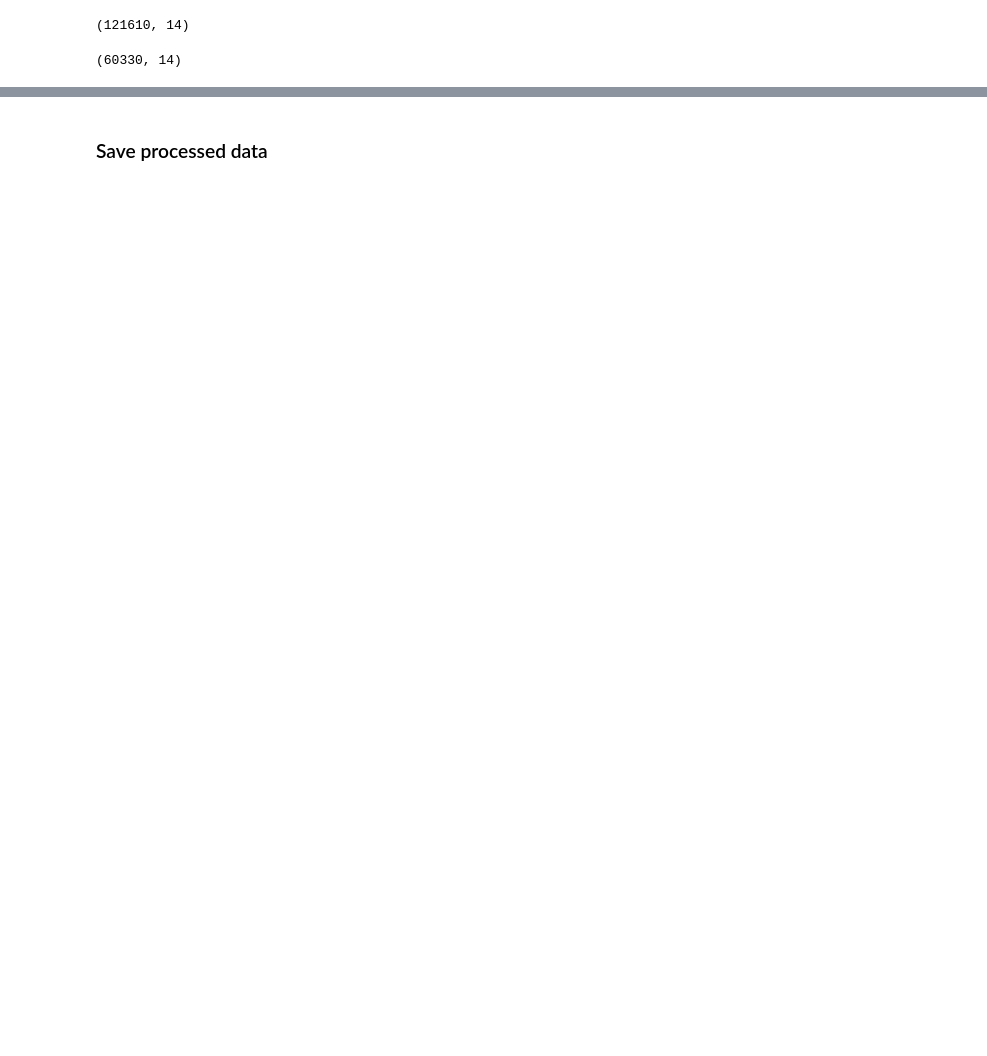
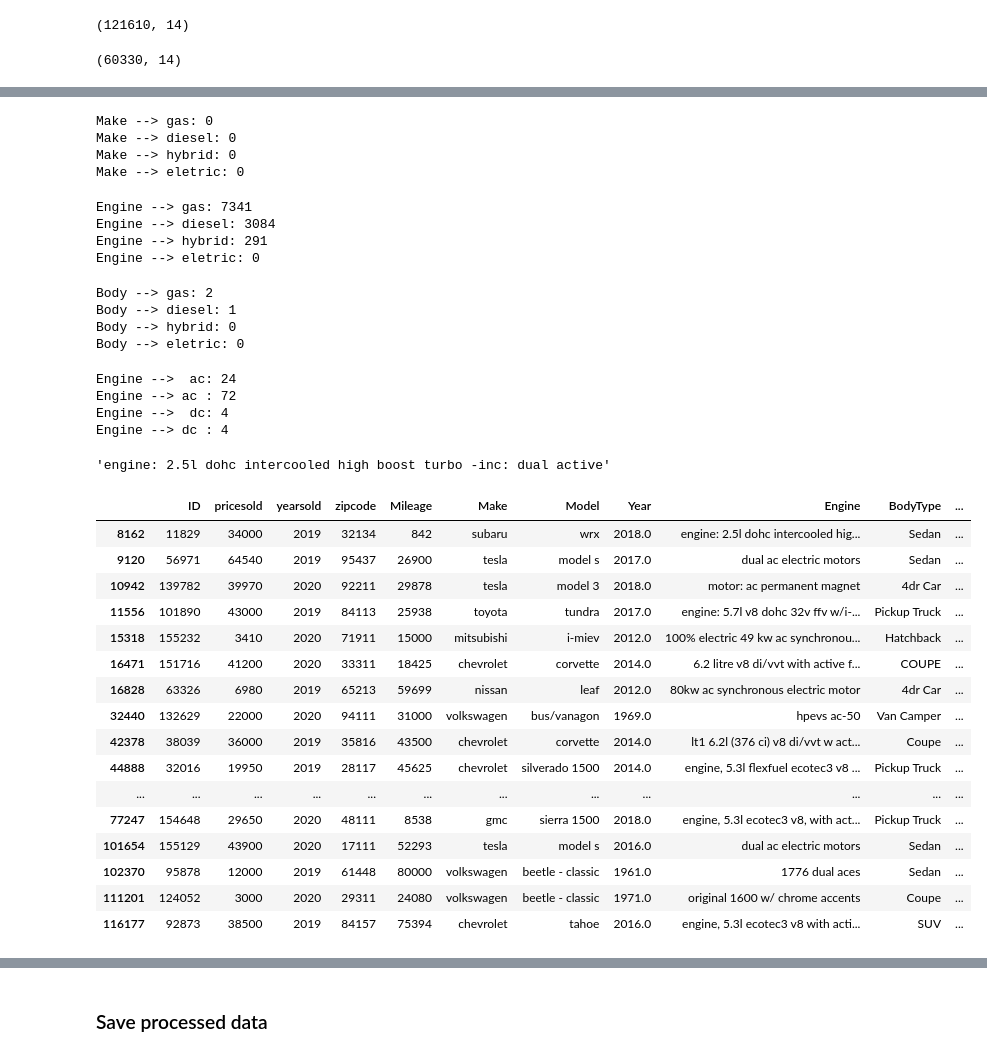
Before and after one commit to joelpoliveira/DW-PipelineDev, a Jupyter notebook: src/stage_1/main_joel.ipynb, the cells around one changed output, grey strips where cells are left out. Saved outputs shown, nothing was run; the diff lists cells and outputs as text; code cells hidden in the pictures; blank space fills up the shorter version.

```diff
--- a/src/stage_1/main_joel.ipynb
+++ b/src/stage_1/main_joel.ipynb
@@ -1118,0 +1121,2 @@ dtype: int64
+# %%
+df_used_cars.drop(columns="Trim", inplace=True)
@@ -1118,0 +1140,3 @@ dtype: int64
+# %%
+df_used_cars['Engine'] = df_used_cars['Engine'].str.lower()
+df_used_cars.Engine.value_counts()
@@ -1118,0 +1156,7 @@ dtype: int64
+# %%
+# Filter rows where NumCylinders is 0 and Engine contains v8...
+mask = (df_used_cars['NumCylinders'] == 0) & (df_used_cars['Engine'].str.contains('v8|v7|v6|v5|v4|v3|v2|v1|i8|i7|i6|i5|i4|i3|i2|i1'))
+
+# Set NumCylinders based on Engine
+for i in range(1,8+1):
+    df_used_cars.loc[mask & df_used_cars['Engine'].str.contains(f'v{i}|i{i}'), 'NumCylinders'] = i
@@ -1118,0 +1209,56 @@ dtype: int64
+# %%
+for f in fuel:
+    print(f"Make --> {f}: {df_used_cars.Make.apply(lambda x: f in str(x).lower()).sum()}")
+# %% [output]
+Make --> gas: 0
+Make --> diesel: 0
+Make --> hybrid: 0
+Make --> eletric: 0
+# %%
+for f in fuel:
+    print(f"Engine --> {f}: {df_used_cars.Engine.apply(lambda x: f in str(x).lower()).sum()}")
+# %% [output]
+Engine --> gas: 7341
+Engine --> diesel: 3084
+Engine --> hybrid: 291
+Engine --> eletric: 0
+# %%
+for f in fuel:
+    print(f"Body --> {f}: {df_used_cars.BodyType.apply(lambda x: f in str(x).lower()).sum()}")
+# %% [output]
+Body --> gas: 2
+Body --> diesel: 1
+Body --> hybrid: 0
+Body --> eletric: 0
+# %%
+for f in (" ac", "ac ", " dc", "dc "):
+    print(f"Engine --> {f}: {df_used_cars.Engine.apply(lambda x: f in str(x).lower()).sum()}")
+# %% [output]
+Engine -->  ac: 24
+Engine --> ac : 72
+Engine -->  dc: 4
+Engine --> dc : 4
+# %%
+df_used_cars.loc[8162].Engine
+# %% [output]
+'engine: 2.5l dohc intercooled high boost turbo -inc: dual active'
+# %%
+df_used_cars[df_used_cars.Engine.apply(lambda x: " ac" in str(x).lower())]
+# %% [output]
+|  | ID | pricesold | yearsold | zipcode | Mileage | Make | Model | Year | Engine | BodyType | ... |
+| 8162 | 11829 | 34000 | 2019 | 32134 | 842 | subaru | wrx | 2018.0 | engine: 2.5l dohc intercooled hig... | Sedan | ... |
+| 9120 | 56971 | 64540 | 2019 | 95437 | 26900 | tesla | model s | 2017.0 | dual ac electric motors | Sedan | ... |
+| 10942 | 139782 | 39970 | 2020 | 92211 | 29878 | tesla | model 3 | 2018.0 | motor: ac permanent magnet | 4dr Car | ... |
+| 11556 | 101890 | 43000 | 2019 | 84113 | 25938 | toyota | tundra | 2017.0 | engine: 5.7l v8 dohc 32v ffv w/i-... | Pickup Truck | ... |
+| 15318 | 155232 | 3410 | 2020 | 71911 | 15000 | mitsubishi | i-miev | 2012.0 | 100% electric 49 kw ac synchronou... | Hatchback | ... |
+| 16471 | 151716 | 41200 | 2020 | 33311 | 18425 | chevrolet | corvette | 2014.0 | 6.2 litre v8 di/vvt with active f... | COUPE | ... |
+| 16828 | 63326 | 6980 | 2019 | 65213 | 59699 | nissan | leaf | 2012.0 | 80kw ac synchronous electric motor | 4dr Car | ... |
+| 32440 | 132629 | 22000 | 2020 | 94111 | 31000 | volkswagen | bus/vanagon | 1969.0 | hpevs ac-50 | Van Camper | ... |
+| 42378 | 38039 | 36000 | 2019 | 35816 | 43500 | chevrolet | corvette | 2014.0 | lt1 6.2l (376 ci) v8 di/vvt w act... | Coupe | ... |
+| 44888 | 32016 | 19950 | 2019 | 28117 | 45625 | chevrolet | silverado 1500 | 2014.0 | engine, 5.3l flexfuel ecotec3 v8 ... | Pickup Truck | ... |
+| ... | ... | ... | ... | ... | ... | ... | ... | ... | ... | ... | ... |
+| 77247 | 154648 | 29650 | 2020 | 48111 | 8538 | gmc | sierra 1500 | 2018.0 | engine, 5.3l ecotec3 v8, with act... | Pickup Truck | ... |
+| 101654 | 155129 | 43900 | 2020 | 17111 | 52293 | tesla | model s | 2016.0 | dual ac electric motors | Sedan | ... |
+| 102370 | 95878 | 12000 | 2019 | 61448 | 80000 | volkswagen | beetle - classic | 1961.0 | 1776 dual aces | Sedan | ... |
+| 111201 | 124052 | 3000 | 2020 | 29311 | 24080 | volkswagen | beetle - classic | 1971.0 | original 1600 w/ chrome accents | Coupe | ... |
+| 116177 | 92873 | 38500 | 2019 | 84157 | 75394 | chevrolet | tahoe | 2016.0 | engine, 5.3l ecotec3 v8 with acti... | SUV | ... |
```
Also changed, not shown: parts of 17 cells of this notebook, 2 other files.
